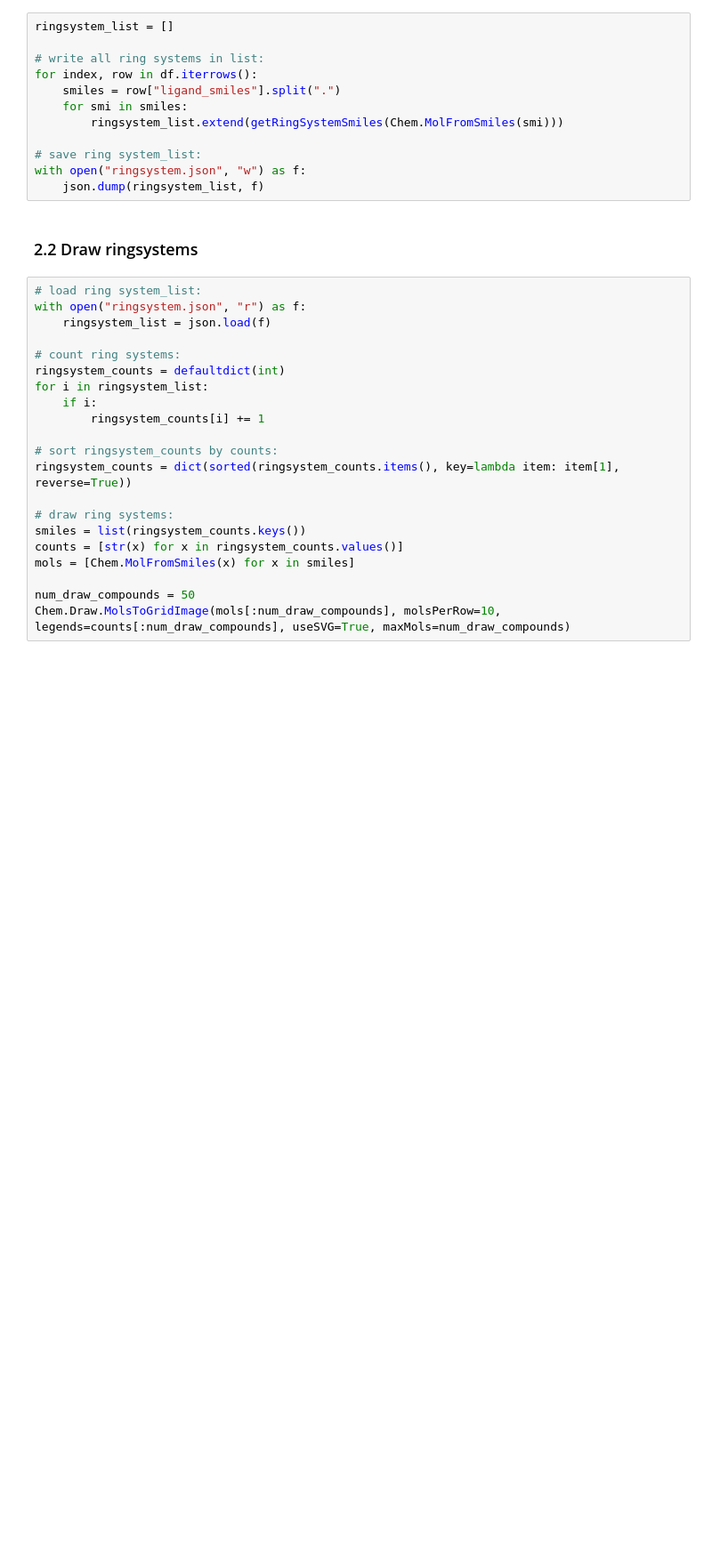
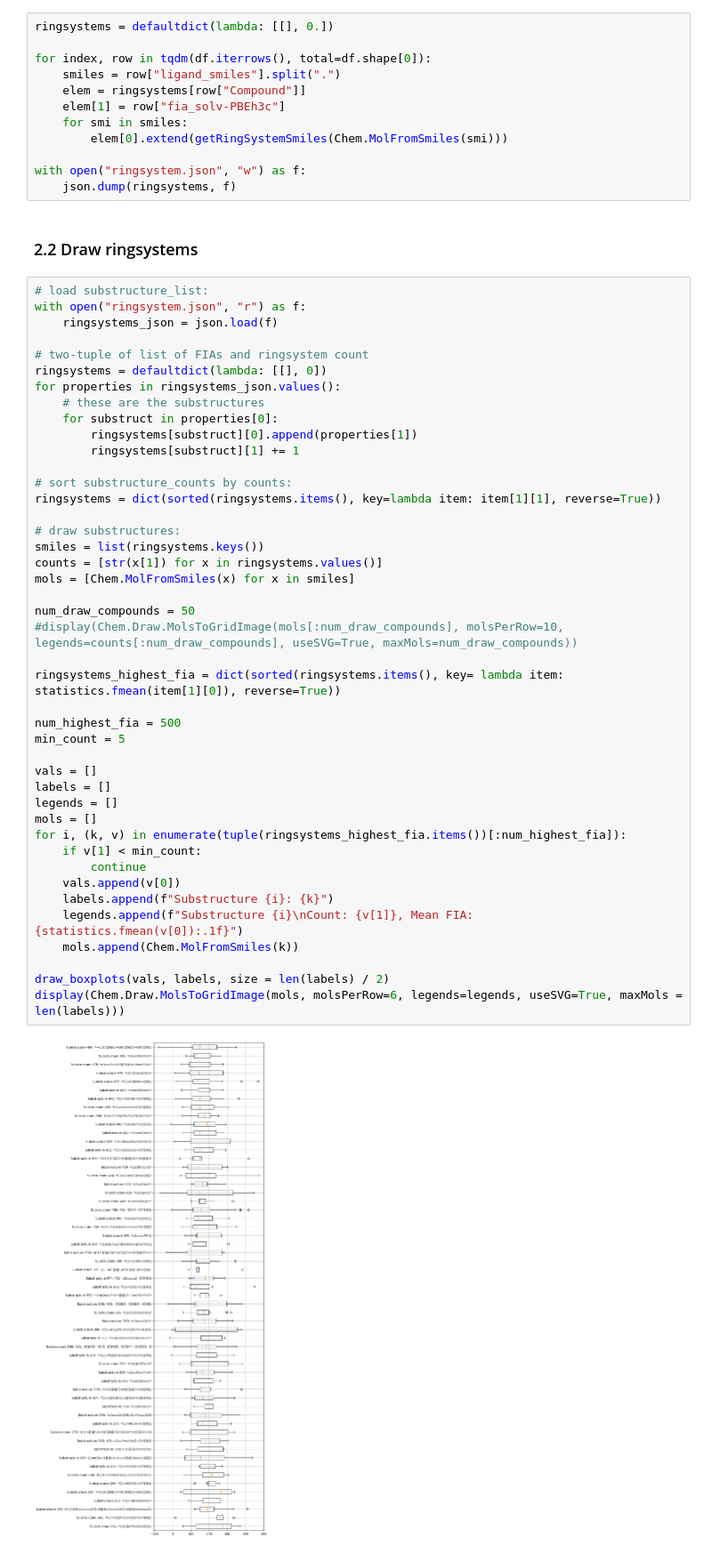
Before and after one commit to filvuk/fia-gnn, a Jupyter notebook: substructure_and_ringsystem_analysis/substructure_and_ringsystem_analysis.ipynb, the cells around one changed output. Shown at 89% size. Drawn from its saved outputs; the diff is of its cells as text; blank space fills up the shorter version.

```diff
--- a/substructure_and_ringsystem_analysis/substructure_and_ringsystem_analysis.ipynb
+++ b/substructure_and_ringsystem_analysis/substructure_and_ringsystem_analysis.ipynb
@@ -76,39 +125,62 @@ Chem.Draw.MolsToGridImage(mols[:num_draw_compounds], molsPerRow=10, legends=coun
 # %% [markdown]
 ### 2.1 Search for ring systems
 # %%
-ringsystem_list = []
+ringsystems = defaultdict(lambda: [[], 0.])
 
-# write all ring systems in list:
-for index, row in df.iterrows():
+for index, row in tqdm(df.iterrows(), total=df.shape[0]):
     smiles = row["ligand_smiles"].split(".")
+    elem = ringsystems[row["Compound"]]
+    elem[1] = row["fia_solv-PBEh3c"]
     for smi in smiles:
-        ringsystem_list.extend(getRingSystemSmiles(Chem.MolFromSmiles(smi)))
+        elem[0].extend(getRingSystemSmiles(Chem.MolFromSmiles(smi)))
 
-# save ring system_list:
 with open("ringsystem.json", "w") as f:
-    json.dump(ringsystem_list, f)
+    json.dump(ringsystems, f)
 # %% [markdown]
 ### 2.2 Draw ringsystems
 # %%
-# load ring system_list:
+# load substructure_list:
 with open("ringsystem.json", "r") as f:
-    ringsystem_list = json.load(f)
+    ringsystems_json = json.load(f)
 
-# count ring systems:
-ringsystem_counts = defaultdict(int)
-for i in ringsystem_list:
-    if i:
-        ringsystem_counts[i] += 1
+# two-tuple of list of FIAs and ringsystem count
+ringsystems = defaultdict(lambda: [[], 0])
+for properties in ringsystems_json.values():
+    # these are the substructures
+    for substruct in properties[0]:
+        ringsystems[substruct][0].append(properties[1])
+        ringsystems[substruct][1] += 1
 
-# sort ringsystem_counts by counts:
-ringsystem_counts = dict(sorted(ringsystem_counts.items(), key=lambda item: item[1], reverse=True))
+# sort substructure_counts by counts:
+ringsystems = dict(sorted(ringsystems.items(), key=lambda item: item[1][1], reverse=True))
 
-# draw ring systems:
-smiles = list(ringsystem_counts.keys())
-counts = [str(x) for x in ringsystem_counts.values()]
+# draw substructures:
+smiles = list(ringsystems.keys())
+counts = [str(x[1]) for x in ringsystems.values()]
 mols = [Chem.MolFromSmiles(x) for x in smiles]
 
 num_draw_compounds = 50
-Chem.Draw.MolsToGridImage(mols[:num_draw_compounds], molsPerRow=10, legends=counts[:num_draw_compounds], useSVG=True, maxMols=num_draw_compounds)
+#display(Chem.Draw.MolsToGridImage(mols[:num_draw_compounds], molsPerRow=10, legends=counts[:num_draw_compounds], useSVG=True, maxMols=num_draw_compounds))
+
+ringsystems_highest_fia = dict(sorted(ringsystems.items(), key= lambda item: statistics.fmean(item[1][0]), reverse=True))
+
+num_highest_fia = 500
+min_count = 5
+
+vals = []
+labels = []
+legends = []
+mols = []
+for i, (k, v) in enumerate(tuple(ringsystems_highest_fia.items())[:num_highest_fia]):
+    if v[1] < min_count:
+        continue
+    vals.append(v[0])
+    labels.append(f"Substructure {i}: {k}")
+    legends.append(f"Substructure {i}\nCount: {v[1]}, Mean FIA: {statistics.fmean(v[0]):.1f}")
+    mols.append(Chem.MolFromSmiles(k))
+
+draw_boxplots(vals, labels, size = len(labels) / 2)
+display(Chem.Draw.MolsToGridImage(mols, molsPerRow=6, legends=legends, useSVG=True, maxMols = len(labels)))
 # %% [output]
+[figure, added]
 [drawing not drawn]
```
Also changed, not shown: parts of 5 cells of this notebook.
